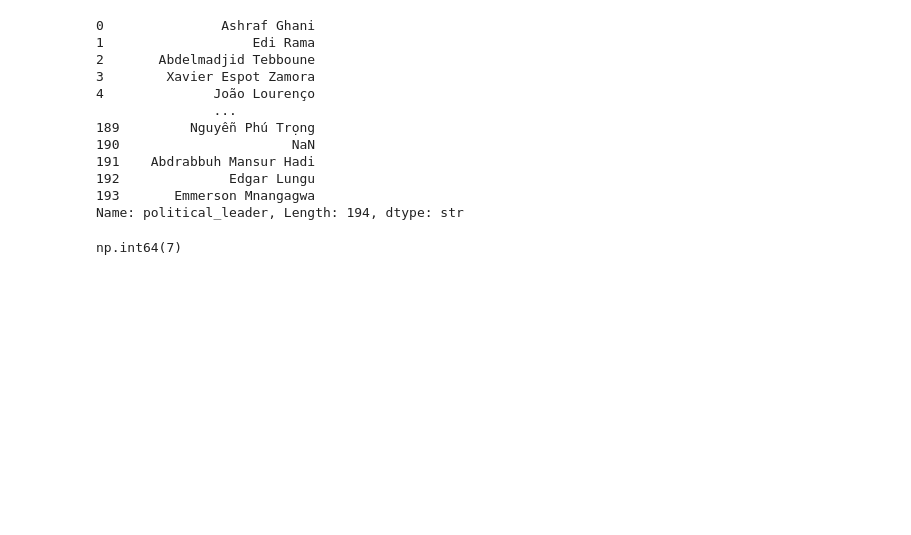
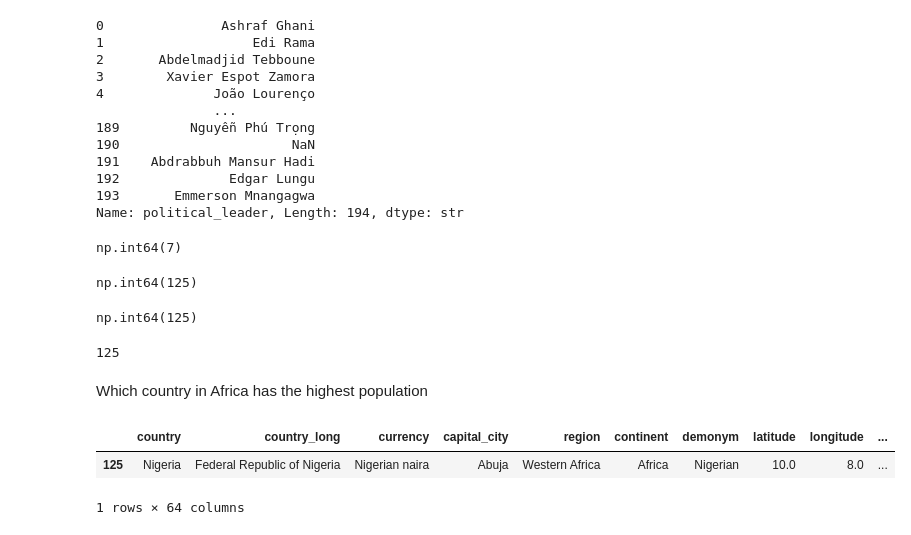
Before and after one commit to praful011-nep/ML-Playground, a Jupyter notebook: Pandas/Countries.ipynb, the cells around one changed output. Saved outputs shown, nothing was run; the diff lists cells and outputs as text; code cells hidden in the pictures; blank space fills up the shorter version.

```diff
--- a/Pandas/Countries.ipynb
+++ b/Pandas/Countries.ipynb
@@ -183,0 +190,27 @@ np.int64(7)
+# %%
+df["country_long"].apply(republic_name).sum()
+# %% [output]
+np.int64(125)
+# %%
+df[df["country_long"].apply(republic_name) == 1]["country_long"].count()
+# %% [output]
+np.int64(125)
+# %%
+count = 0
+def counting(txt):
+    global count
+    if 'republic' in txt.lower():
+        count+= 1
+    return txt
+df['country_long'] = df['country_long'].apply(counting)
+print(count)
+# %% [output]
+125
+# %% [markdown]
+Which country in Africa has the highest population
+# %%
+df[df["continent"] == "Africa"].nlargest(1,"population")
+# %% [output]
+|  | country | country_long | currency | capital_city | region | continent | demonym | latitude | longitude | ... |
+| 125 | Nigeria | Federal Republic of Nigeria | Nigerian naira | Abuja | Western Africa | Africa | Nigerian | 10.0 | 8.0 | ... |
+1 rows × 64 columns
```
Also changed, not shown: parts of 1 cell of this notebook.
